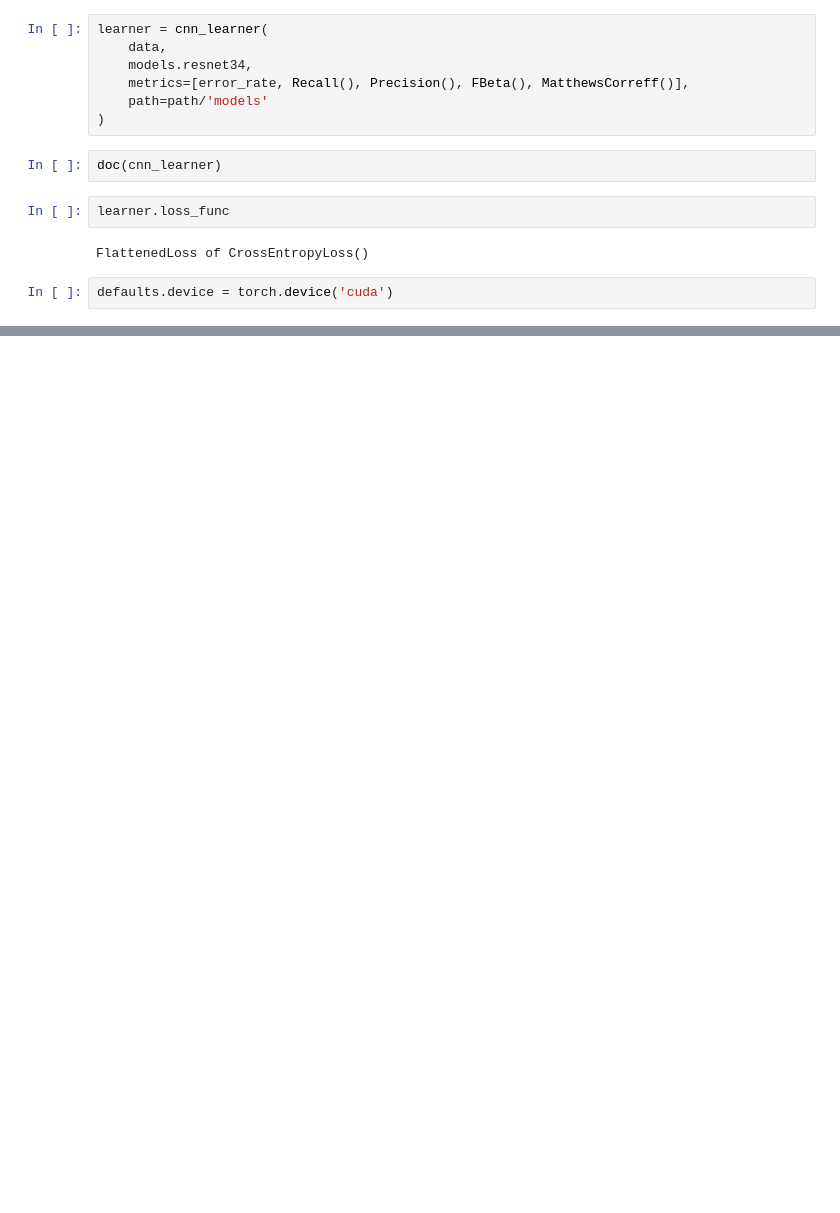
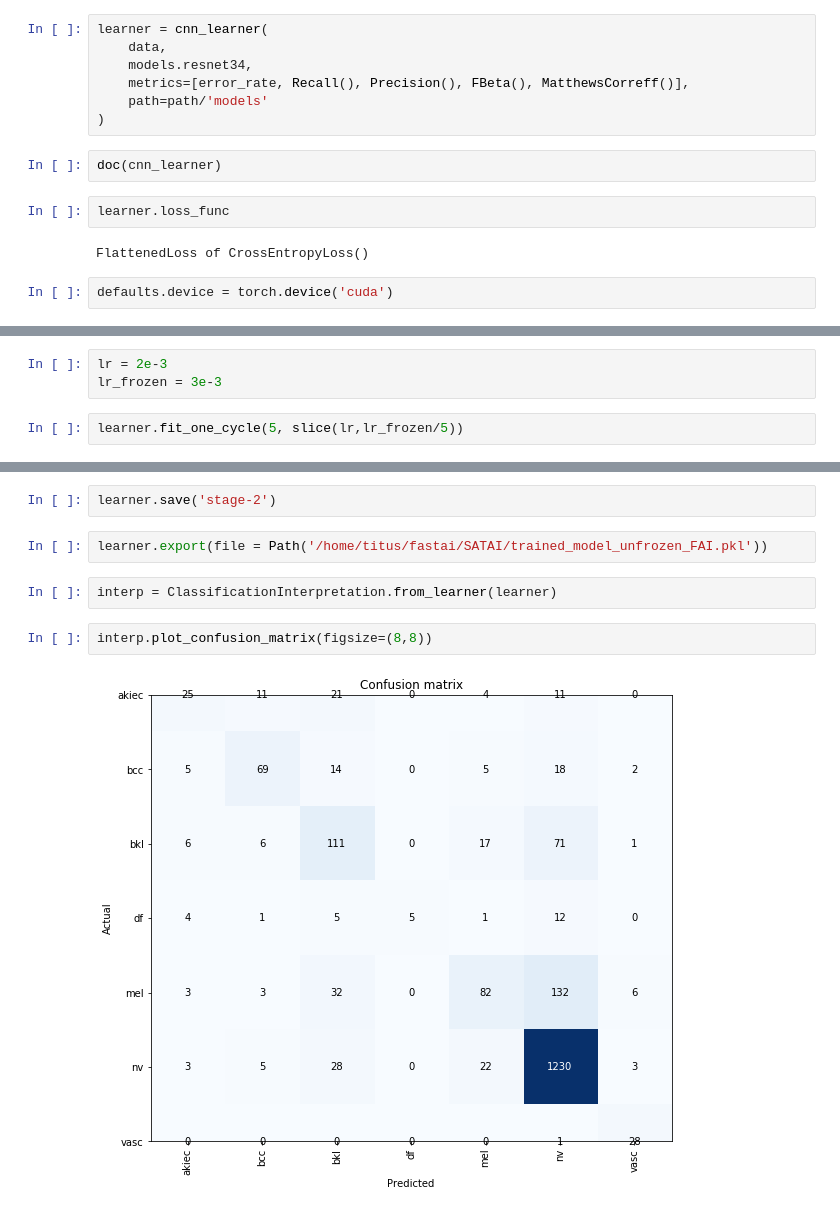
Before and after one commit to ProyectoMSAI/Melanoma_Recognizer, a Jupyter notebook: fastai-model.ipynb, the cells around one changed output, grey strips where cells are left out. Saved outputs shown, nothing was run; the diff lists cells and outputs as text; blank space fills up the shorter version.

```diff
--- a/fastai-model.ipynb
+++ b/fastai-model.ipynb
@@ -205,0 +263,5 @@ learner.save('stage-1-rn34')
+# %%
+lr = 2e-3
+lr_frozen = 3e-3
+# %%
+learner.fit_one_cycle(5, slice(lr,lr_frozen/5))
@@ -205,0 +275,10 @@ learner.save('stage-1-rn34')
+# %%
+learner.save('stage-2')
+# %%
+learner.export(file = Path('/home/titus/fastai/SATAI/trained_model_unfrozen_FAI.pkl'))
+# %%
+interp = ClassificationInterpretation.from_learner(learner)
+# %%
+interp.plot_confusion_matrix(figsize=(8,8))
+# %% [output]
+[figure, added]
```
Also changed, not shown: parts of 14 cells of this notebook.
